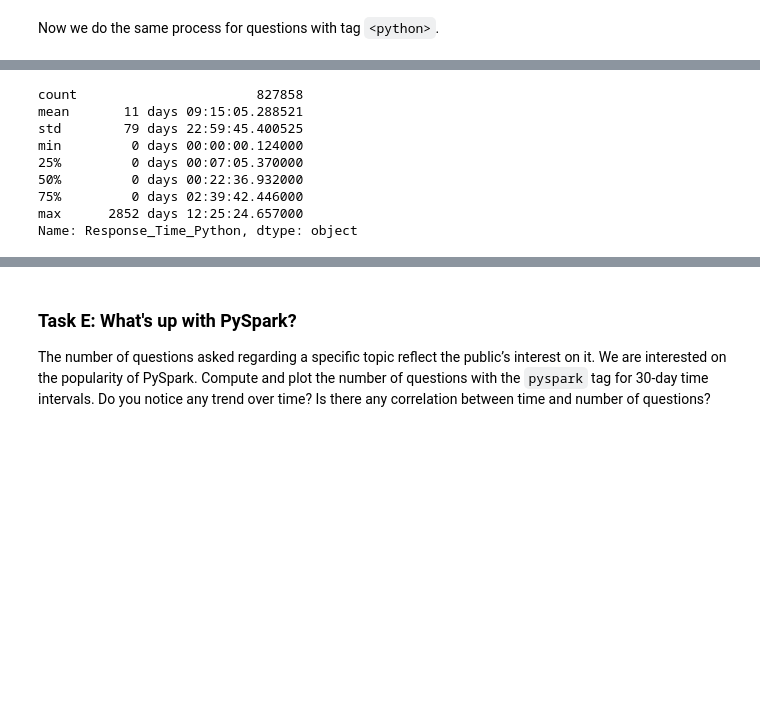
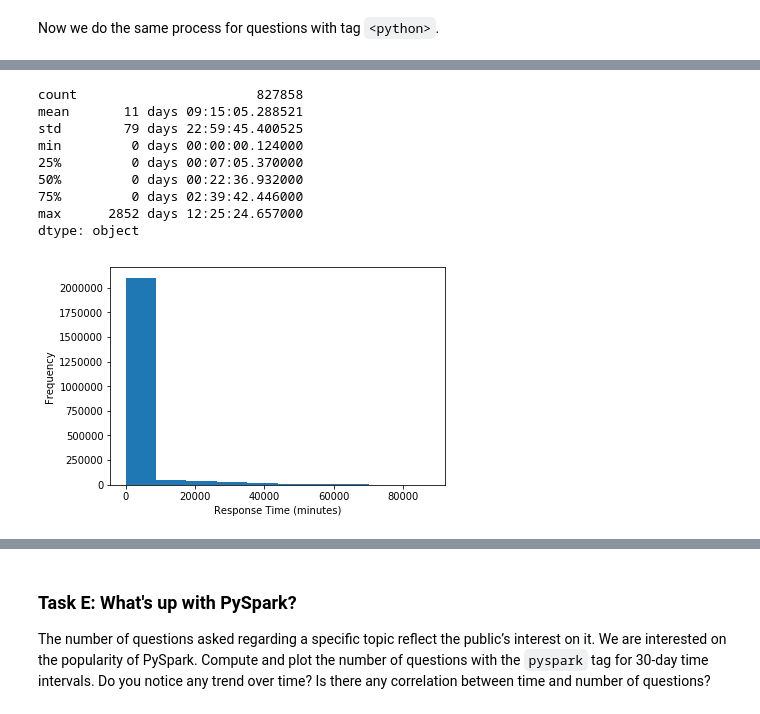
Before and after one commit to Sytta/ADA2018-Homework-CANada, a Jupyter notebook: 03 - Spark and Reading the Stats/Homework3.ipynb, the cells around one changed output, grey strips where cells are left out. Saved outputs shown, nothing was run; the diff lists cells and outputs as text; code cells hidden in the pictures; blank space fills up the shorter version.

```diff
--- a/03 - Spark and Reading the Stats/Homework3.ipynb
+++ b/03 - Spark and Reading the Stats/Homework3.ipynb
@@ -370,6 +369,7 @@ We have found the corresponding question from StackOverflow:
 # %%
 # Calculate response time
 first_questions_java_time["Response_Time_Java"] = first_questions_java_answers_pd.CreationDate - first_questions_java_answers_pd.CreationDate_Question
+Response_Time_Java = first_questions_java_answers_pd.CreationDate - first_questions_java_answers_pd.CreationDate_Question
 first_questions_java_time.sort_values(by='Response_Time_Java').head()
 # %% [output]
 |  | CreationDate | Id | ParentId | PostTypeId | Score | Tags | Title | ViewCount | Question_Id | ... |
@@ -382,9 +382,9 @@ first_questions_java_time.sort_values(by='Response_Time_Java').head()
 As we see above, because of Question's creation date > Answer Creation Date, we get negative response time (which doesn't make sense. Therefore we decided to drop these rows.
 # %%
 # Filter out negative Response Time
-first_questions_java_time = first_questions_java_time[first_questions_java_time.Response_Time_Java > pd.Timedelta(0)]
+Response_Time_Java = Response_Time_Java[Response_Time_Java > pd.Timedelta(0)]
 
 print("Here are some examples of the response time for questions having Java as tag:")
-first_questions_java_time.Response_Time_Java.head(5)
+Response_Time_Java.head(5)
 # %% [output]
 Here are some examples of the response time for questions having Java as tag:
@@ -444,6 +446,6 @@ Name: Response_Time_Java, dtype: object
 # %%
 # PYTHON - Find mean, median,std
-first_questions_python_time.Response_Time_Python.describe()
+Response_Time_Python.describe()
 # %% [output]
 count                       827858
 mean       11 days 09:15:05.288521
@@ -453,4 +455,11 @@ min         0 days 00:00:00.124000
 50%         0 days 00:22:36.932000
 75%         0 days 02:39:42.446000
 max      2852 days 12:25:24.657000
-Name: Response_Time_Python, dtype: object
+dtype: object
+# %%
+# JAVA - Convert to minutes and plot
+Response_Time_Java_min =  Response_Time_Java / pd.Timedelta(hours=1)
+ax_java = Response_Time_Java_min.plot.hist()
+ax_java = ax_java.set_xlabel("Response Time (minutes)")
+# %% [output]
+[figure, added]
```
Also changed, not shown: parts of 13 cells of this notebook.
